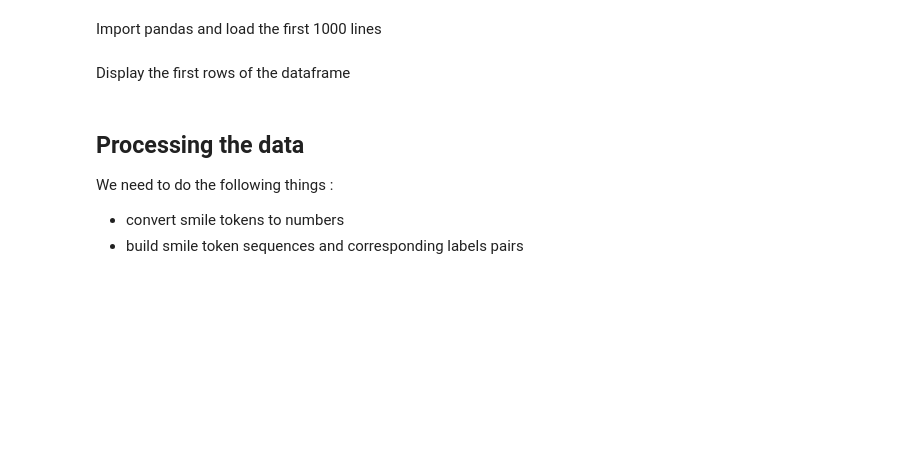
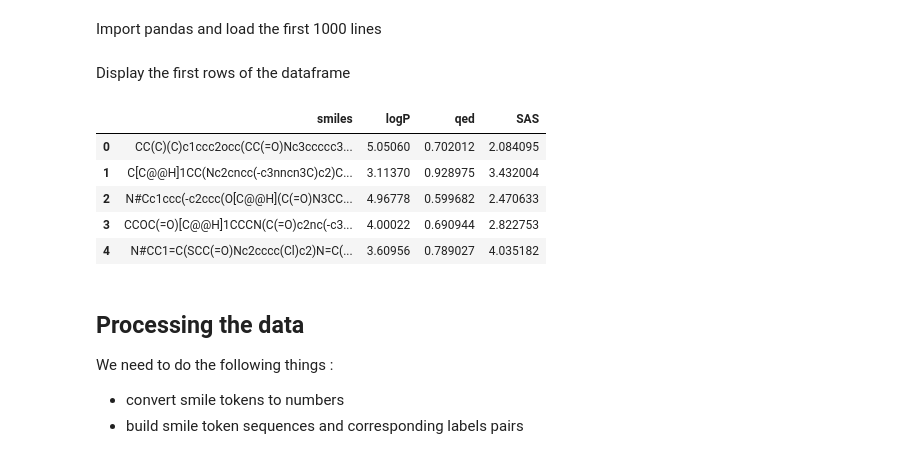
Before and after one commit to walibi006/MLBIO_TP2, a Jupyter notebook: 2_Generating_molecules_for_drug_discovery_etudiant.ipynb, the cells around one changed output. Drawn from its saved outputs; the diff is of its cells as text; code cells hidden in the pictures; blank space fills up the shorter version.

```diff
--- a/2_Generating_molecules_for_drug_discovery_etudiant.ipynb
+++ b/2_Generating_molecules_for_drug_discovery_etudiant.ipynb
@@ -59,8 +61,21 @@ Explain briefly what is the difference between word based language model and cha
 Dowload the following dataset : https://github.com/joeymach/Leveraging-VAE-to-generate-molecules
 # %% [markdown]
 Import pandas and load the first 1000 lines
+# %%
+import pandas as pd
+
+df = pd.read_csv('data/250k_smiles.csv', nrows=1000)
 # %% [markdown]
 Display the first rows of the dataframe
+# %%
+df.head()
+# %% [output]
+|  | smiles | logP | qed | SAS |
+| 0 | CC(C)(C)c1ccc2occ(CC(=O)Nc3ccccc3... | 5.05060 | 0.702012 | 2.084095 |
+| 1 | C[C@@H]1CC(Nc2cncc(-c3nncn3C)c2)C... | 3.11370 | 0.928975 | 3.432004 |
+| 2 | N#Cc1ccc(-c2ccc(O[C@@H](C(=O)N3CC... | 4.96778 | 0.599682 | 2.470633 |
+| 3 | CCOC(=O)[C@@H]1CCCN(C(=O)c2nc(-c3... | 4.00022 | 0.690944 | 2.822753 |
+| 4 | N#CC1=C(SCC(=O)Nc2cccc(Cl)c2)N=C(... | 3.60956 | 0.789027 | 4.035182 |
 # %% [markdown]
 ## Processing the data
 
```
Also changed, not shown: parts of 27 cells of this notebook, 2 other files.
